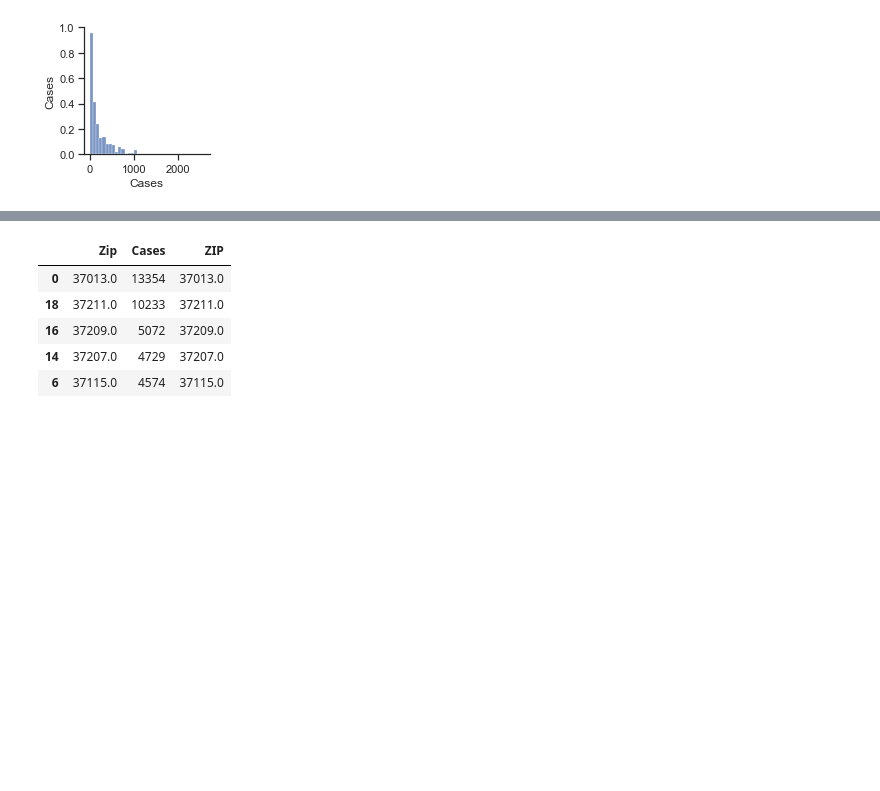
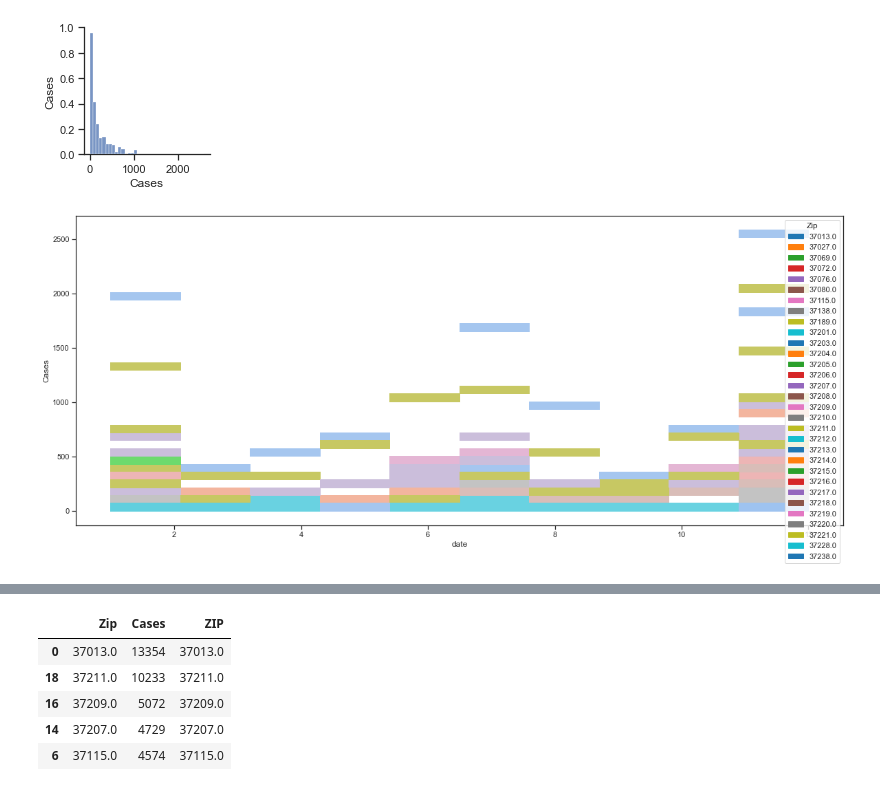
Before and after one commit to Chericehere/nash-covid-cases-vaccines-sky_cranes, a Jupyter notebook: covid.ipynb, the cells around one changed output, grey strips where cells are left out. Drawn from its saved outputs; the diff is of its cells as text; code cells hidden in the pictures; blank space fills up the shorter version.

```diff
--- a/covid.ipynb
+++ b/covid.ipynb
@@ -118,3 +122,8 @@ sns.pairplot(month_data)
 # %% [output]
 <seaborn.axisgrid.PairGrid at 0x...>
 [figure]
+# %%
+sns.histplot(data=month_data, x="date", y="Cases", hue='Zip', palette='tab10', linewidth=1.5)
+mpl.rcParams['figure.figsize'] = 21,12
+# %% [output]
+[figure, added]
```
Also changed, not shown: parts of 17 cells of this notebook.
